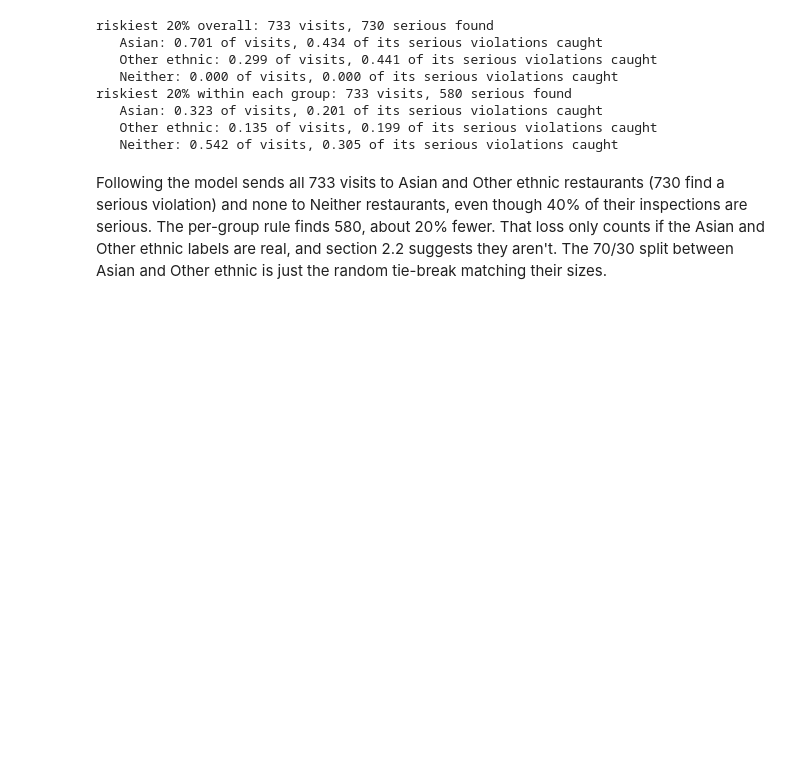
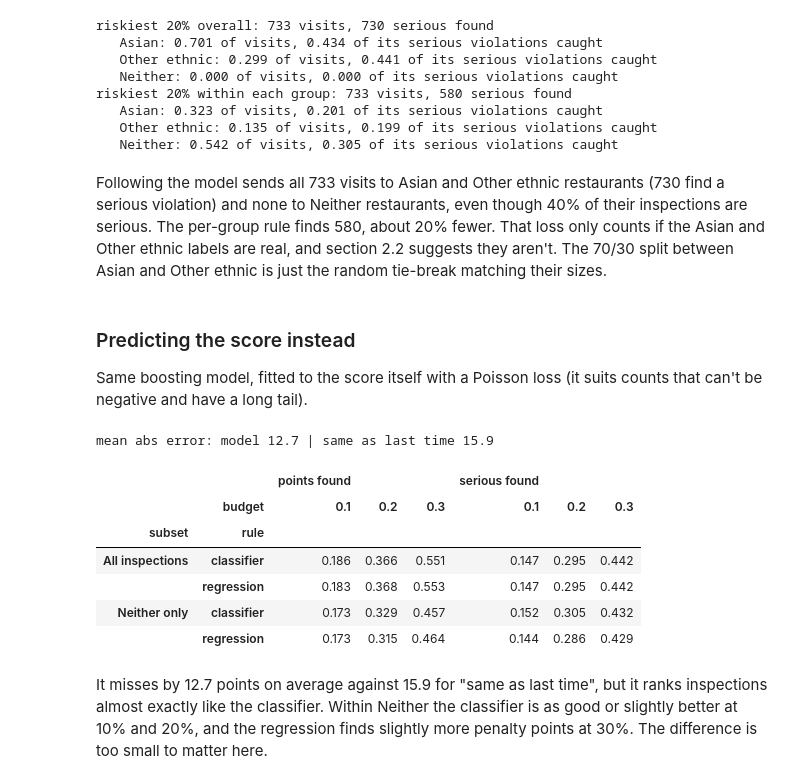
Before and after one commit to TanayPratapSingh/seattle-food-safety, a Jupyter notebook: tanay_singh_reglab_takehome.ipynb, the cells around one changed output. Drawn from its saved outputs; the diff is of its cells as text; code cells hidden in the pictures; blank space fills up the shorter version.

Commit message:
Predict the score itself with a Poisson boosting model

```diff
--- a/tanay_singh_reglab_takehome.ipynb
+++ b/tanay_singh_reglab_takehome.ipynb
@@ -600,3 +600,35 @@ riskiest 20% within each group: 733 visits, 580 serious found
    Neither: 0.542 of visits, 0.305 of its serious violations caught
 # %% [markdown]
 Following the model sends all 733 visits to Asian and Other ethnic restaurants (730 find a serious violation) and none to Neither restaurants, even though 40% of their inspections are serious. The per-group rule finds 580, about 20% fewer. That loss only counts if the Asian and Other ethnic labels are real, and section 2.2 suggests they aren't. The 70/30 split between Asian and Other ethnic is just the random tie-break matching their sizes.
+# %% [markdown]
+### Predicting the score instead
+
+Same boosting model, fitted to the score itself with a Poisson loss (it suits counts that can't be negative and have a long tail).
+# %%
+reg = HistGradientBoostingRegressor(loss="poisson", learning_rate=best_boosting[0], max_leaf_nodes=best_boosting[1],
+                                    early_stopping=False, random_state=0)
+expected = reg.fit(train[features], train.score).predict(test[features])
+score = test.score.values
+print("mean abs error: model", round(np.abs(expected - score).mean(), 1),
+      "| same as last time", round(np.abs(test.prev_score.values - score).mean(), 1))
+
+rows = []
+for subset, m in subsets.items():
+    for rule, s in [("classifier", boost_p), ("regression", expected)]:
+        for budget in [0.1, 0.2, 0.3]:
+            picked = top_share(s[m], budget)
+            rows.append({"subset": subset, "rule": rule, "budget": budget,
+                         "serious found": y[m][picked].sum() / y[m].sum(),
+                         "points found": score[m][picked].sum() / score[m].sum()})
+pd.DataFrame(rows).pivot_table(index=["subset", "rule"], columns="budget", values=["serious found", "points found"])
+# %% [output]
+mean abs error: model 12.7 | same as last time 15.9
+|  |  | points found |  |  | serious found |  |  |
+|  | budget | 0.1 | 0.2 | 0.3 | 0.1 | 0.2 | 0.3 |
+| subset | rule |  |  |  |  |  |  |
+| All inspections | classifier | 0.186 | 0.366 | 0.551 | 0.147 | 0.295 | 0.442 |
+|  | regression | 0.183 | 0.368 | 0.553 | 0.147 | 0.295 | 0.442 |
+| Neither only | classifier | 0.173 | 0.329 | 0.457 | 0.152 | 0.305 | 0.432 |
+|  | regression | 0.173 | 0.315 | 0.464 | 0.144 | 0.286 | 0.429 |
+# %% [markdown]
+It misses by 12.7 points on average against 15.9 for "same as last time", but it ranks inspections almost exactly like the classifier. Within Neither the classifier is as good or slightly better at 10% and 20%, and the regression finds slightly more penalty points at 30%. The difference is too small to matter here.
```
